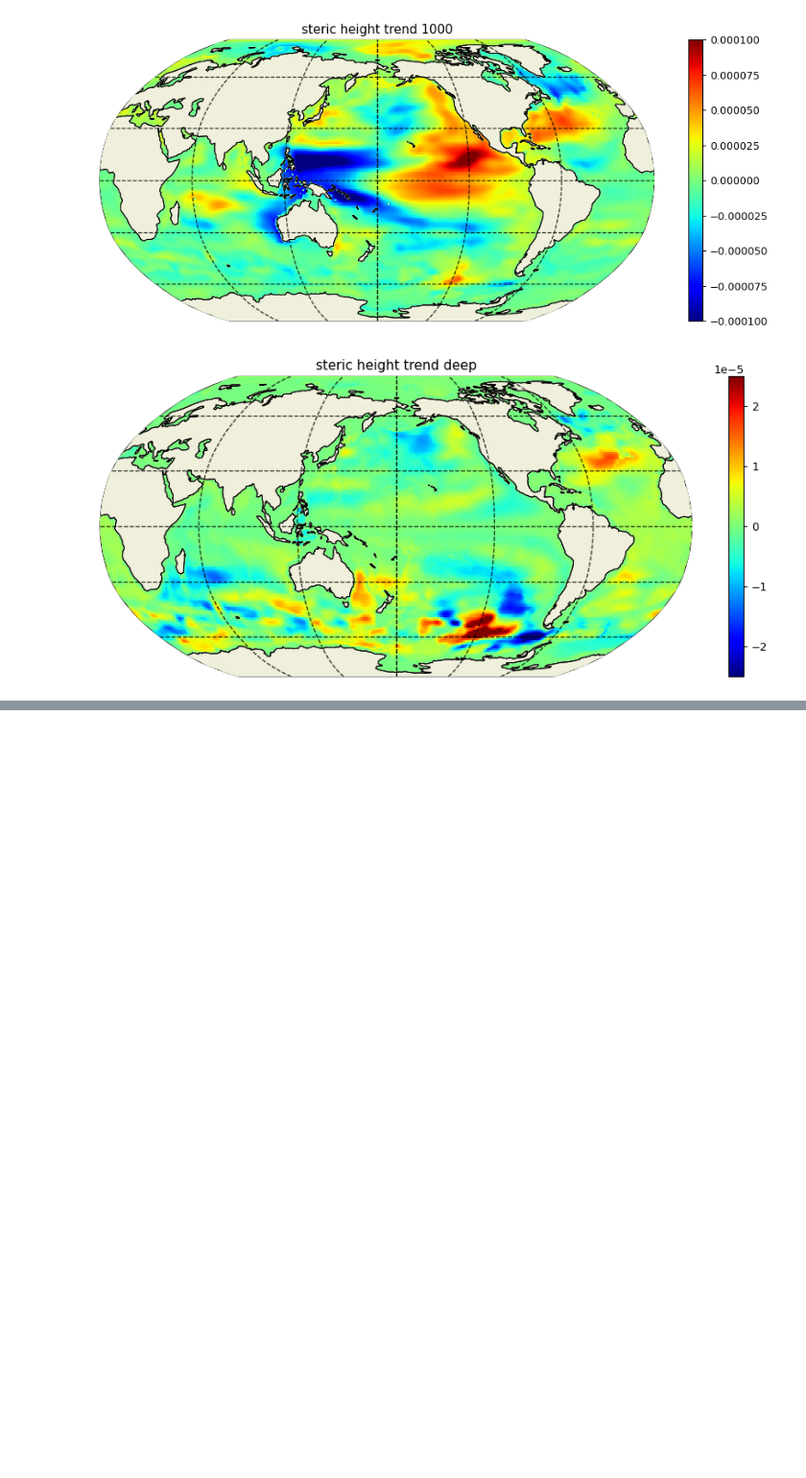
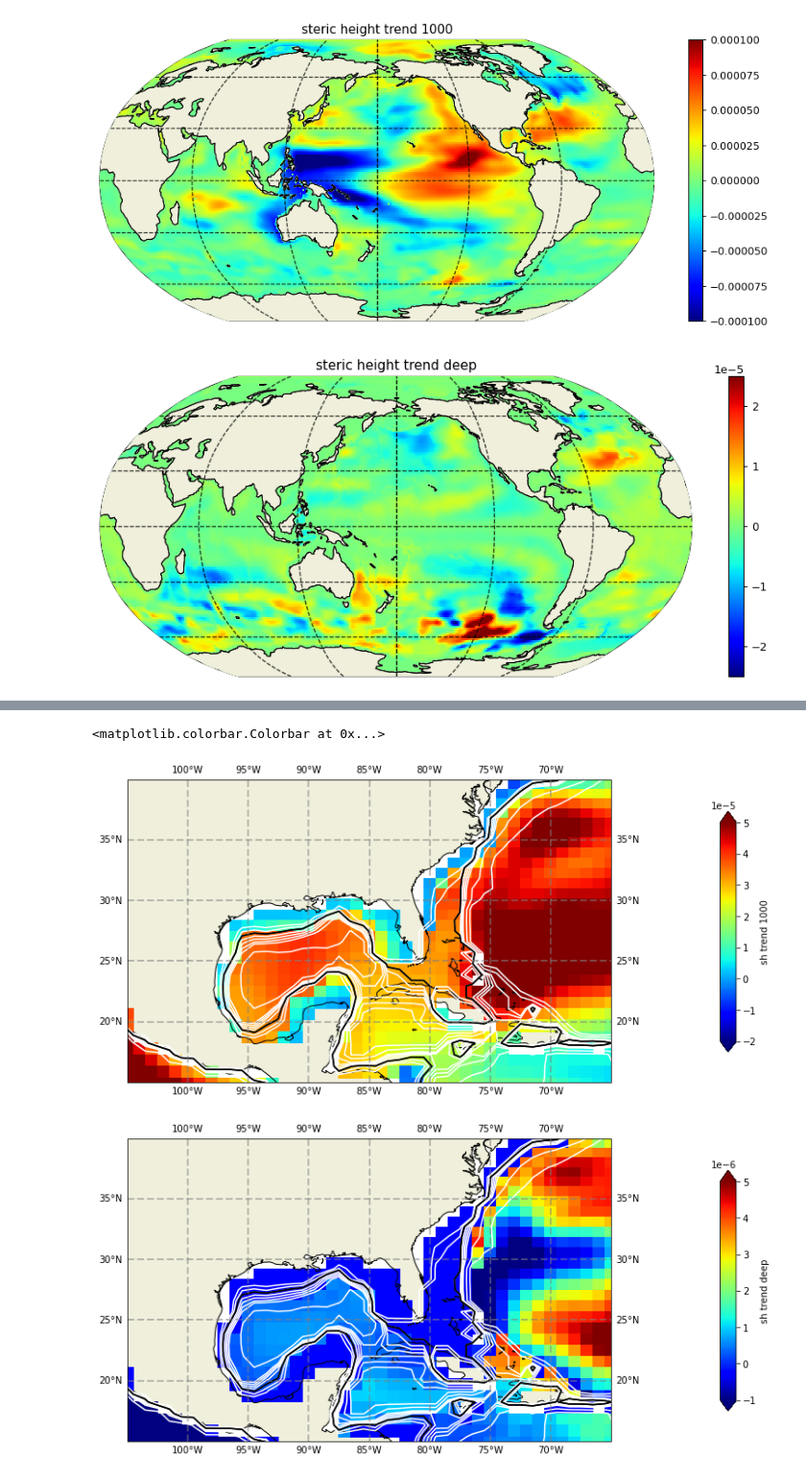
Before and after one commit to jakesteinberg/nasa_ostst, a Jupyter notebook: steric_height.ipynb, the cells around one changed output, grey strips where cells are left out. Shown at 96% size. Cells and saved outputs as stored; diff of their text form; code cells hidden in the pictures; blank space fills up the shorter version.

```diff
--- a/steric_height.ipynb
+++ b/steric_height.ipynb
@@ -328,0 +435,35 @@ ax1.set_title('Global Mean SSH,OBP (w/ time mean removed)'); ax1.legend(); ax1.g
+# %%
+tile_num=10
+# pull out lats and lons
+lons = np.copy(ecco_monthly_ds.XC.sel(tile=tile_num))
+lats = ecco_monthly_ds.YC.isel(tile=tile_num)
+tile_to_plot = sh_1000_trend.isel(tile=tile_num) # steric height trend
+Dep_tile_to_plot = ecco_monthly_ds.Depth.isel(tile=tile_num)
+tile_to_plot= tile_to_plot.where(ecco_monthly_ds.hFacC.isel(tile=tile_num,k=0) !=0, np.nan)
+
+f, ax = plt.subplots(1,1,figsize=(12,6), subplot_kw={'projection':ccrs.PlateCarree(central_longitude=0)})
+oo = ax.pcolor(lons, lats, tile_to_plot, vmin=-0.00002, vmax=0.00005, transform=ccrs.PlateCarree(), cmap='jet') # vmin=-0.0001, vmax=0.0001,
+ax.contour(lons, lats, Dep_tile_to_plot, levels=[500, 750, 1000, 1250, 1500, 1750, 2000, 3000, 4000], colors='w')
+ax.contour(lons, lats, Dep_tile_to_plot, levels=[1000, 1001], colors='k')
+gl = ax.gridlines(crs=ccrs.PlateCarree(), draw_labels=True, linewidth=2, color='gray', alpha=0.5, linestyle='--');
+ax.coastlines();ax.add_feature(cfeature.LAND);
+cax = f.add_axes([0.95, 0.2, 0.02, 0.6])
+ax.set_xlim([-105, -65]); ax.set_ylim([15, 40]);
+f.colorbar(oo, cax=cax, orientation='vertical', extend='both', label='sh trend 1000')
+
+tile_to_plot = sh_deep_trend.isel(tile=tile_num) # steric height trend
+Dep_tile_to_plot = ecco_monthly_ds.Depth.isel(tile=tile_num)
+tile_to_plot= tile_to_plot.where(ecco_monthly_ds.hFacC.isel(tile=tile_num,k=0) !=0, np.nan)
+f, ax = plt.subplots(1,1,figsize=(12,6), subplot_kw={'projection':ccrs.PlateCarree(central_longitude=0)})
+oo = ax.pcolor(lons, lats, tile_to_plot, vmin=-0.000001, vmax=0.000005, transform=ccrs.PlateCarree(), cmap='jet') # vmin=-0.0001, vmax=0.0001,
+ax.contour(lons, lats, Dep_tile_to_plot, levels=[500, 750, 1000, 1250, 1500, 1750, 2000, 3000, 4000], colors='w')
+ax.contour(lons, lats, Dep_tile_to_plot, levels=[1000, 1001], colors='k')
+gl = ax.gridlines(crs=ccrs.PlateCarree(), draw_labels=True, linewidth=2, color='gray', alpha=0.5, linestyle='--');
+ax.coastlines();ax.add_feature(cfeature.LAND);
+cax = f.add_axes([0.95, 0.2, 0.02, 0.6])
+ax.set_xlim([-105, -65]); ax.set_ylim([15, 40]);
+f.colorbar(oo, cax=cax, orientation='vertical', extend='both', label='sh trend deep')
+# %% [output]
+<matplotlib.colorbar.Colorbar at 0x...>
+[figure, added]
+[figure, added]
```
Also changed, not shown: parts of 16 cells of this notebook, 2 other files.
